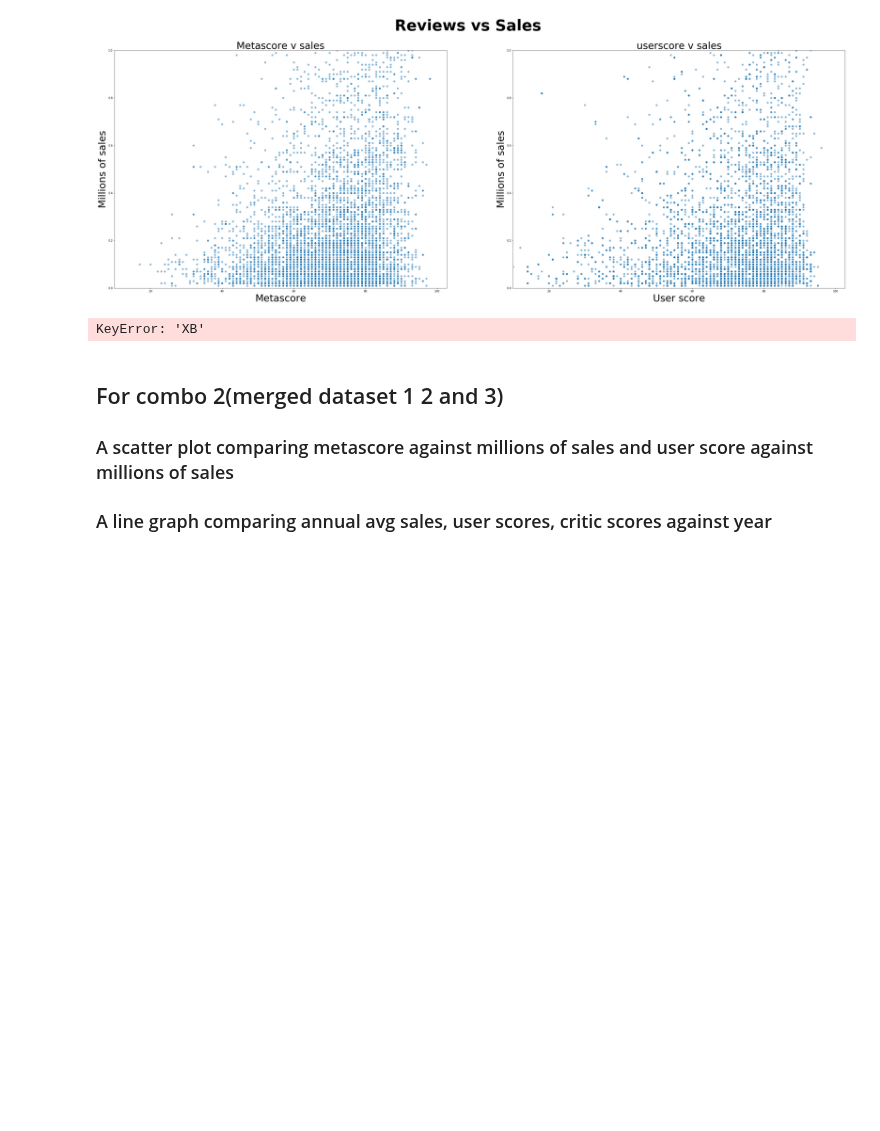
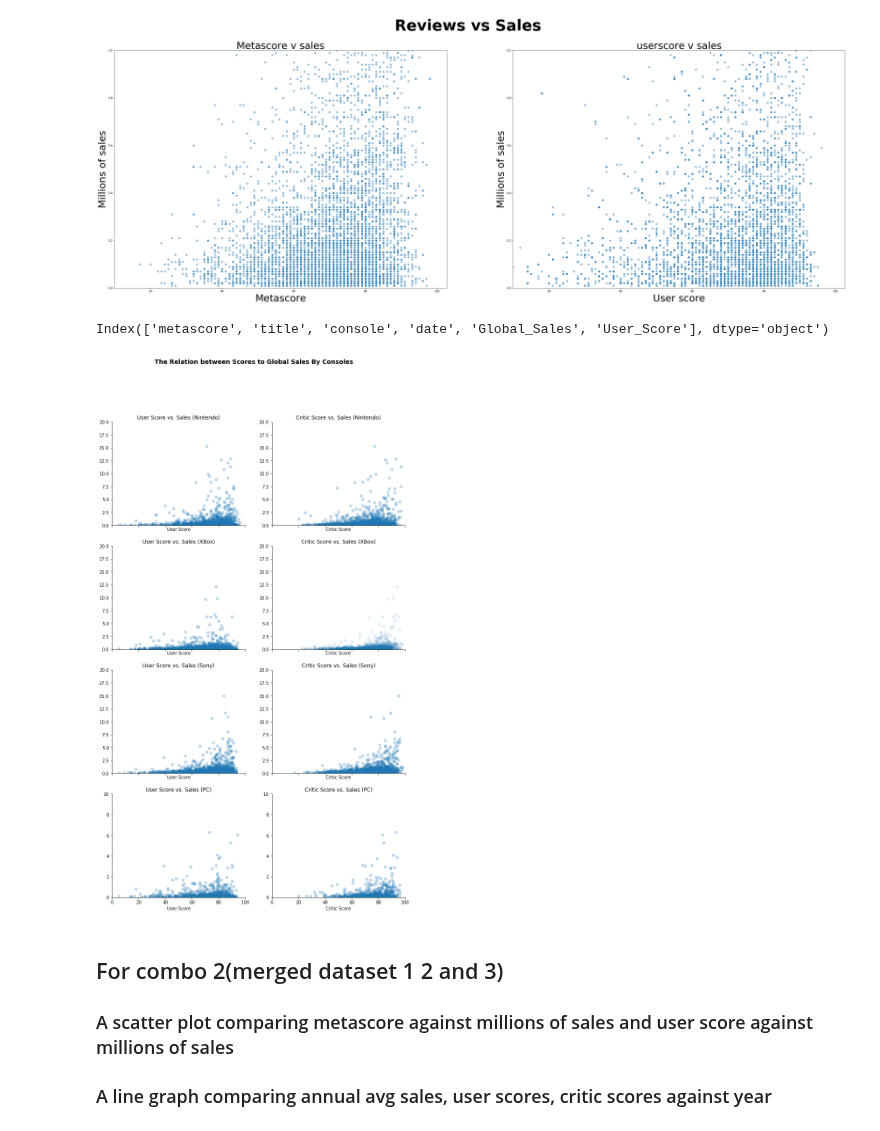
Before and after one commit to mell0611/data_science_project, a Jupyter notebook: data_analysis.ipynb, the cells around one changed output. Saved outputs shown, nothing was run; the diff lists cells and outputs as text; code cells hidden in the pictures; blank space fills up the shorter version.

```diff
--- a/data_analysis.ipynb
+++ b/data_analysis.ipynb
@@ -31,7 +31,6 @@ plt.show()
 # %% [output]
 [figure]
 # %%
-
 grouped = combo.groupby('console')
 # splits the combo dataframe into multiple dataframes according to the console and stores them in an array "grouped".
 
@@ -50,6 +49,7 @@ combonintendo = combonintendo.append(grouped.get_group('GBA'), ignore_index = Tr
 # adds info on the Nintendo Gameboy Advance to the dataframe, combonintendo.
 combonintendo = combonintendo.append(grouped.get_group('WIIU'), ignore_index = True)
 # adds info on the Nintendo Wii U to the dataframe, combonintendo.
+combonintendo = combonintendo.append(grouped.get_group('Switch'), ignore_index = True)
 
 comboxbox = grouped.get_group('XONE')
 # Creates a dataframe called comboxbox, in which I'll store information that relates to the XBOX Line of consoles
@@ -57,8 +57,6 @@ comboxbox = grouped.get_group('XONE')
 comboxbox = comboxbox.append(grouped.get_group('X360'), ignore_index = True)
 # adds info on the Xbox 360 to the dataframe, comboxbox.
 comboxbox = comboxbox.append(grouped.get_group('XBOX'), ignore_index = True)#
-# adds info on the Xbox to the dataframe, comboxbox.
-comboxbox = comboxbox.append(grouped.get_group('XB'), ignore_index = True)
 # adds info on the Xbox to the dataframe, comboxbox.
 
 combosony = grouped.get_group('PS')
@@ -72,12 +70,74 @@ combosony = combosony.append(grouped.get_group('PS4'), ignore_index = True)
 # adds info on the Playstation 4 to the dataframe, combosony.
 combosony = combosony.append(grouped.get_group('PSP'), ignore_index = True)
 # adds info on the Playstation Portable to the dataframe, combosony.
-combosony = combosony.append(grouped.get_group('PSV'), ignore_index = True)
-# adds info on the Playstation Vita to the dataframe, combosony.
+combosony = combosony.append(grouped.get_group('VITA'), ignore_index = True)
+
 combopc = grouped.get_group('PC')
 #Creates a dataframe called combosony, in which I'll store information that relates to the personal computer.
-# %% [output]
-KeyError: 'XB'
+# %%
+combo.columns
+# %% [output]
+Index(['metascore', 'title', 'console', 'date', 'Global_Sales', 'User_Score'], dtype='object')
+# %%
+fig, ax = plt.subplots(nrows = 4, ncols = 2, sharex = True, figsize = (12,20))
+ax = ax.ravel()
+#labels
+fig.suptitle("The Relation between Scores to Global Sales By Consoles", fontsize = 14, fontweight = "bold")
+ax[0].set_title('User Score vs. Sales (Nintendo)')
+ax[0].scatter(combonintendo['User_Score'], combonintendo['Global_Sales'], alpha= 0.25)
+ax[0].set_xlabel('User Score')
+ax[0].set_xlim(0,100)
+ax[0].set_ylim(0,20)
+
+ax[1].set_title('Critic Score vs. Sales (Nintendo)')
+ax[1].scatter(combonintendo['metascore'], combonintendo['Global_Sales'], alpha= 0.25)
+ax[1].set_xlabel('Critic Score')
+ax[1].set_xlim(0,100)
+ax[1].set_ylim(0,20)
+
+ax[2].set_title('User Score vs. Sales (XBox)')
+ax[2].scatter(comboxbox['User_Score'], comboxbox["Global_Sales"],alpha= 0.25)
+ax[2].set_xlabel('User Score')
+ax[2].set_xlim(0,100)
+ax[2].set_ylim(0,20)
+
+ax[3].set_title('Critic Score vs. Sales (XBox)')
+ax[3].scatter(comboxbox['metascore'], comboxbox["Global_Sales"],alpha= 0.1)
+ax[3].set_xlabel('Critic Score')
+ax[3].set_xlim(0,100)
+ax[3].set_ylim(0,20)
+
+ax[4].set_title('User Score vs. Sales (Sony)')
+ax[4].scatter(combosony['User_Score'], combosony["Global_Sales"],alpha= 0.25)
+ax[4].set_xlabel('User Score')
+ax[4].set_xlim(0,100)
+ax[4].set_ylim(0,20)
+
+ax[5].set_title('Critic Score vs. Sales (Sony)')
+ax[5].scatter(combosony['metascore'], combosony["Global_Sales"],alpha= 0.25)
+ax[5].set_xlabel('Critic Score')
+ax[5].set_xlim(0,100)
+ax[5].set_ylim(0,20)
+
+ax[6].set_title('User Score vs. Sales (PC)')
+ax[6].scatter(combopc['User_Score'], combopc["Global_Sales"],alpha= 0.25)
+ax[6].set_xlabel('User Score')
+ax[6].set_xlim(0,100)
+ax[6].set_ylim(0,10)
+
+ax[7].set_title('Critic Score vs. Sales (PC)')
+ax[7].scatter(combopc['metascore'], combopc["Global_Sales"],alpha= 0.25)
+ax[7].set_xlabel('Critic Score')
+ax[7].set_xlim(0,100)
+ax[7].set_ylim(0,10)
+
+for var in ax:
+    var.spines["right"].set_visible(False)
+    var.spines["top"].set_visible(False)
+
+plt.show()
+# %% [output]
+[figure, added]
 # %% [markdown]
 ## For combo 2(merged dataset 1 2 and 3)
 ### A scatter plot comparing metascore against millions of sales and user score against millions of sales
```
Also changed, not shown: parts of 3 cells of this notebook.
